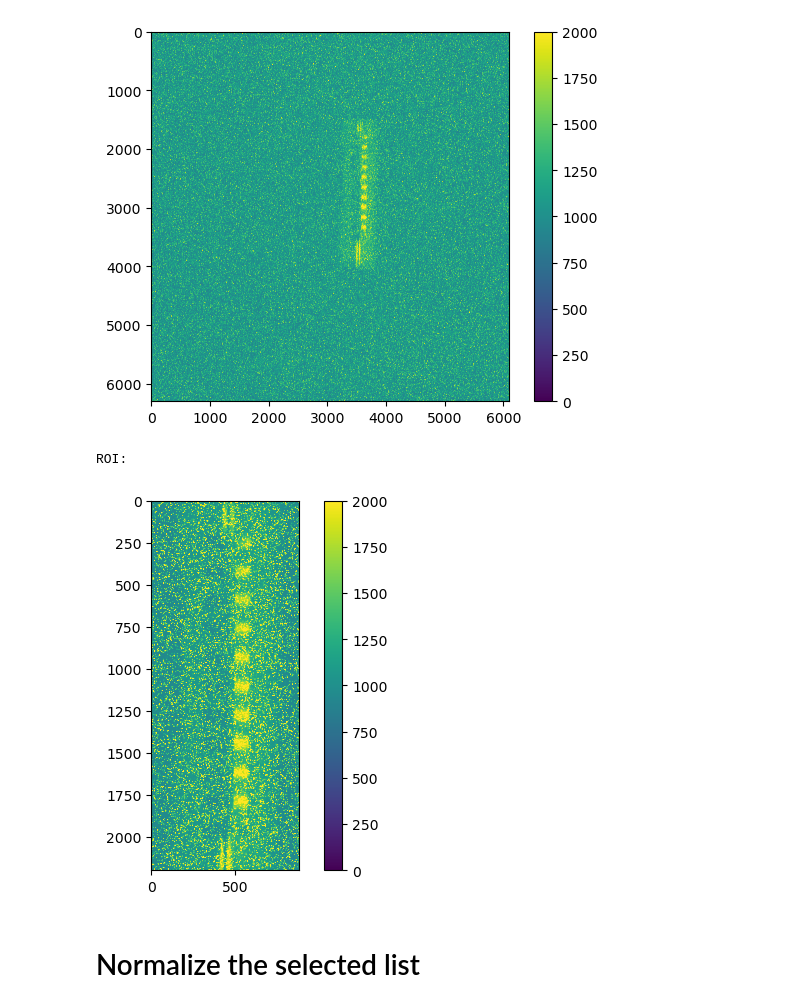
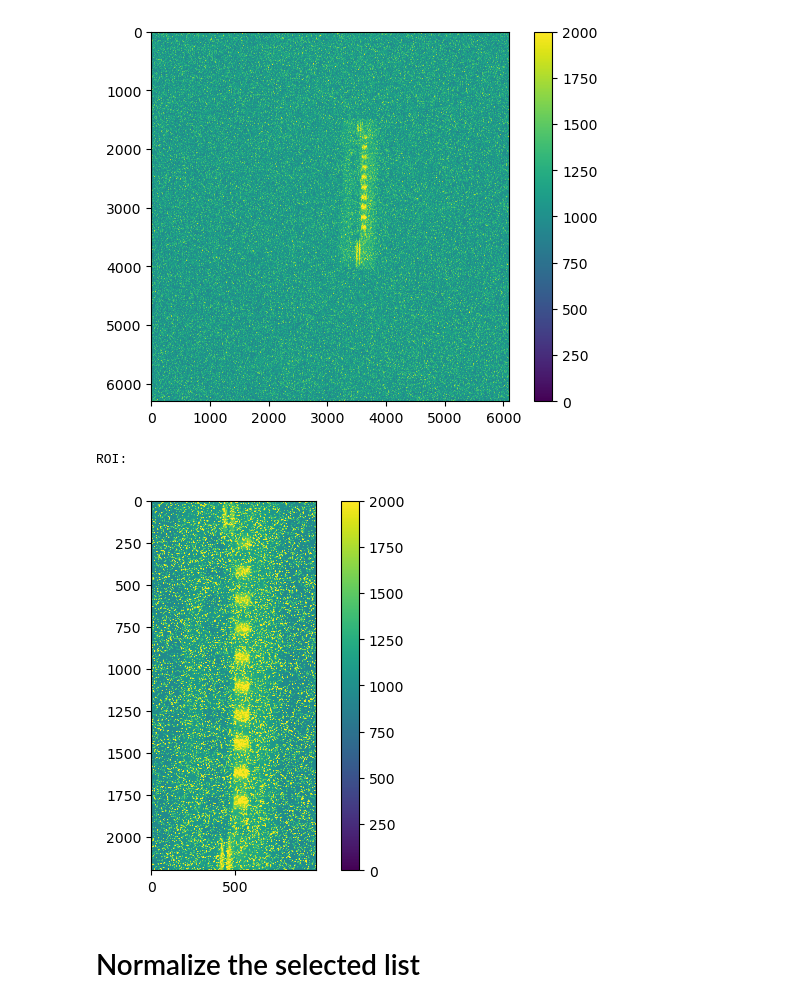
Before and after one commit to zhangy6x/research_stuff, a Jupyter notebook: jupyter_notebooks/norm_recon/sub_normalization_multi_loadAll_BinOption_multiOB.ipynb, the cells around one changed output. Drawn from its saved outputs; the diff is of its cells as text; code cells hidden in the pictures.

```diff
--- a/jupyter_notebooks/norm_recon/sub_normalization_multi_loadAll_BinOption_multiOB.ipynb
+++ b/jupyter_notebooks/norm_recon/sub_normalization_multi_loadAll_BinOption_multiOB.ipynb
@@ -206,27 +206,27 @@ plt.show()
 # %%
 ###################### need to change start
 crop = True
 # crop = False
 crop_left = 3090#3290#320
-crop_right = 3970#3770#1080
+crop_right = 4070#3770#1080
 crop_top = 1550
 crop_bottom = 3750
 # crop_left = 2500
 # crop_right = 4500
 # crop_top = 200
 # crop_bottom = 2350
 ###################### need to change end
 # scan_crop = rocku.crop(scan_raw, crop_left, crop_right, crop_top, crop_bottom, crop)
 # ob_crop = rocku.crop(ob_raw, crop_left, crop_right, crop_top, crop_bottom, crop)
 # dc_crop = rocku.crop(dc_raw, crop_left, crop_right, crop_top, crop_bottom, crop)
 _scan_crop_min = rocku.crop(_scan_min, crop_left, crop_right, crop_top, crop_bottom, crop)
 print("ROI:")
 plt.imshow(_scan_crop_min, vmin=0, vmax=2000)
 plt.colorbar()
 plt.show()
 # %% [output]
 ROI:
-[figure, old version]
+[figure, new version]
 # %% [markdown]
 # Normalize the selected list
 # %%
```
Also changed, not shown: parts of 4 cells of this notebook, 2 other files.
